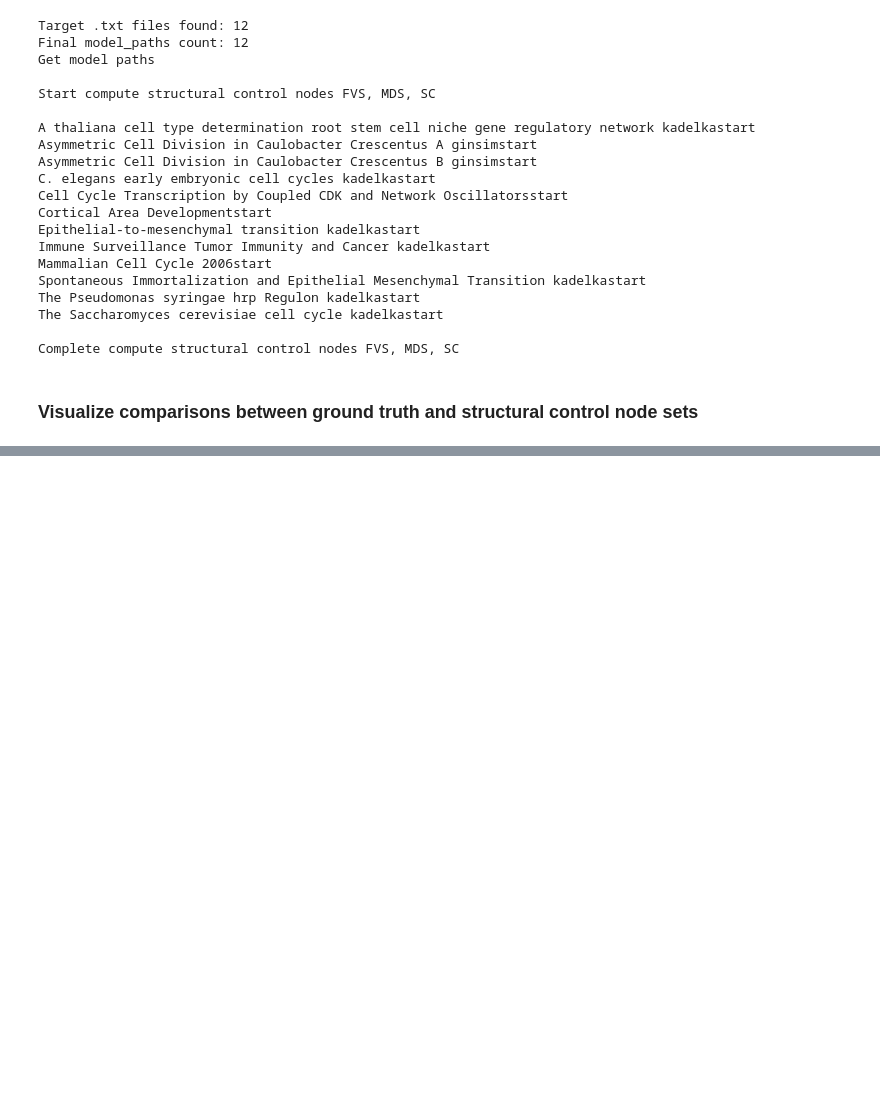
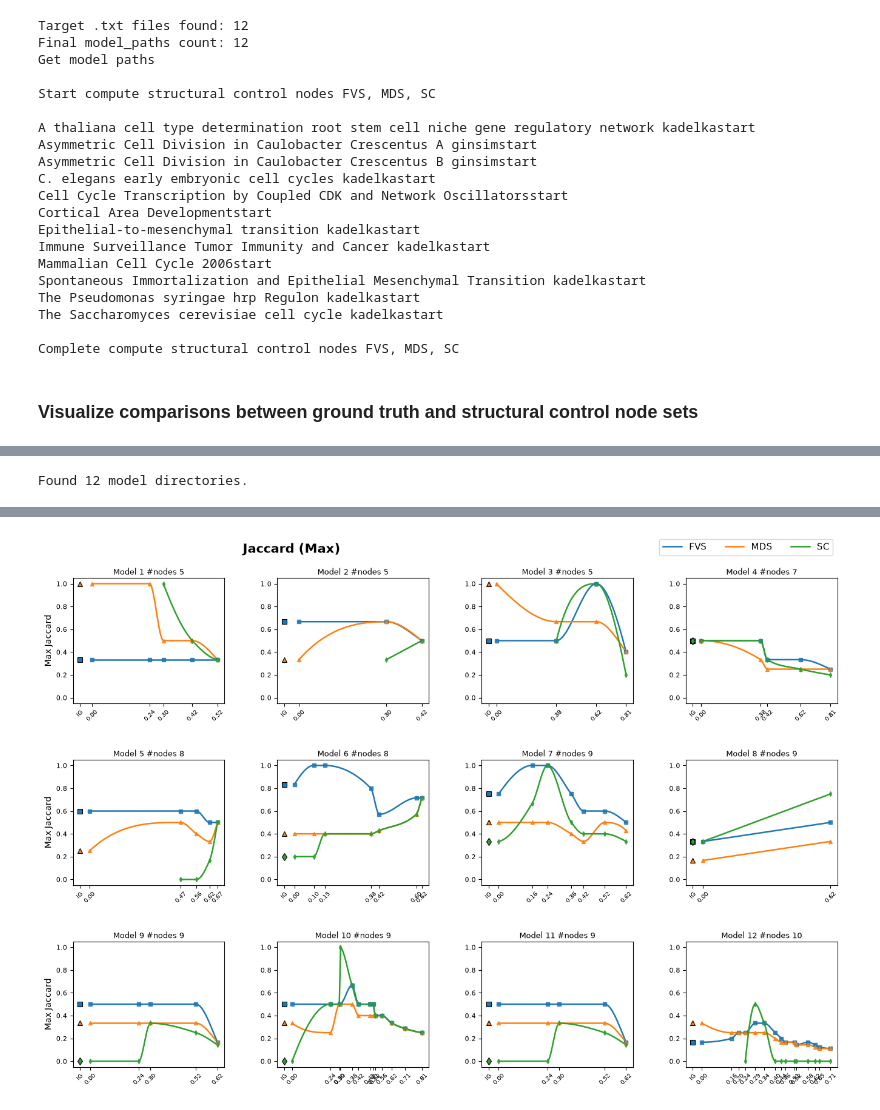
Before and after one commit to yoshiakifujita/BN_control_sets_comparison, a Jupyter notebook: Sample_usages.ipynb, the cells around one changed output, grey strips where cells are left out. Saved outputs shown, nothing was run; the diff lists cells and outputs as text; code cells hidden in the pictures; blank space fills up the shorter version.

```diff
--- a/Sample_usages.ipynb
+++ b/Sample_usages.ipynb
@@ -74,0 +77,8 @@ Found 12 model directories.
+# %%
+str_reference_path='./structural_driver_summary_by_test/'
+similarity_type="Jaccard"
+summary_type="max"
+
+visualize_structural_control_nodes_vs_ground_truth(str_reference_path, similarity_type, summary_type, nrows, ncols, max_observations)
+# %% [output]
+Found 12 model directories.
@@ -74,0 +86 @@ Found 12 model directories.
+[figure, added]
```
Also changed, not shown: parts of 2 cells of this notebook.
